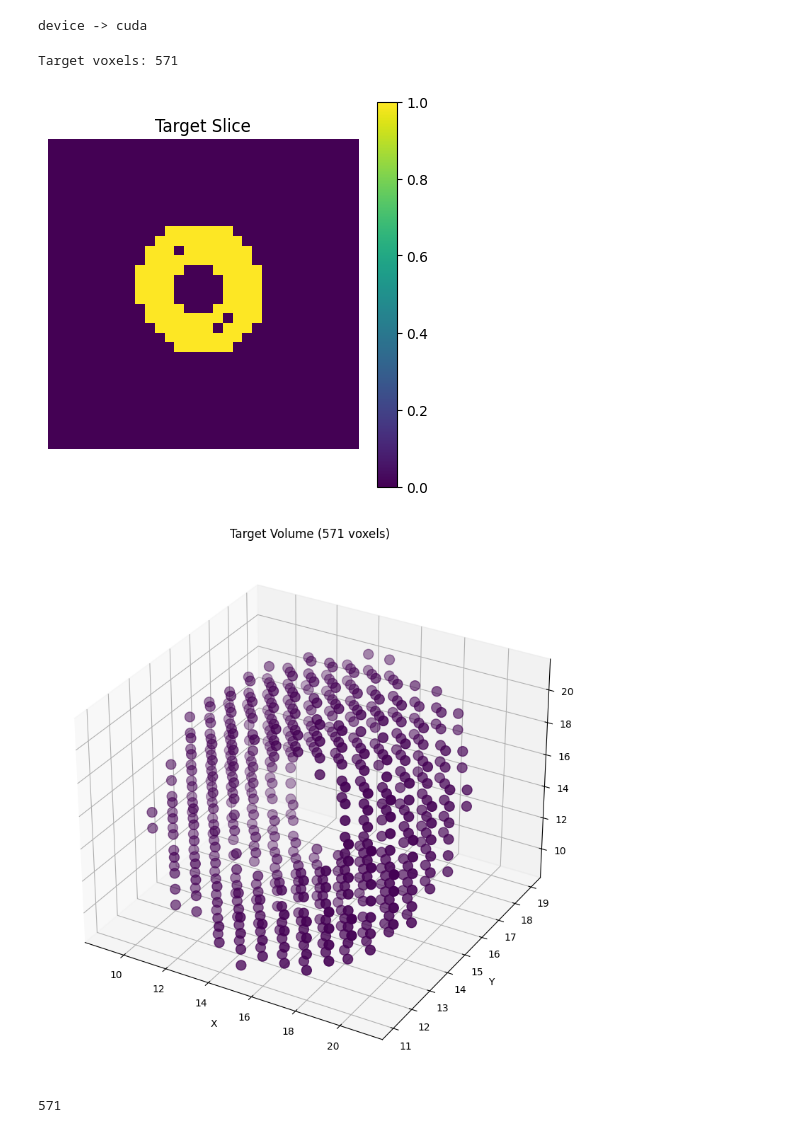
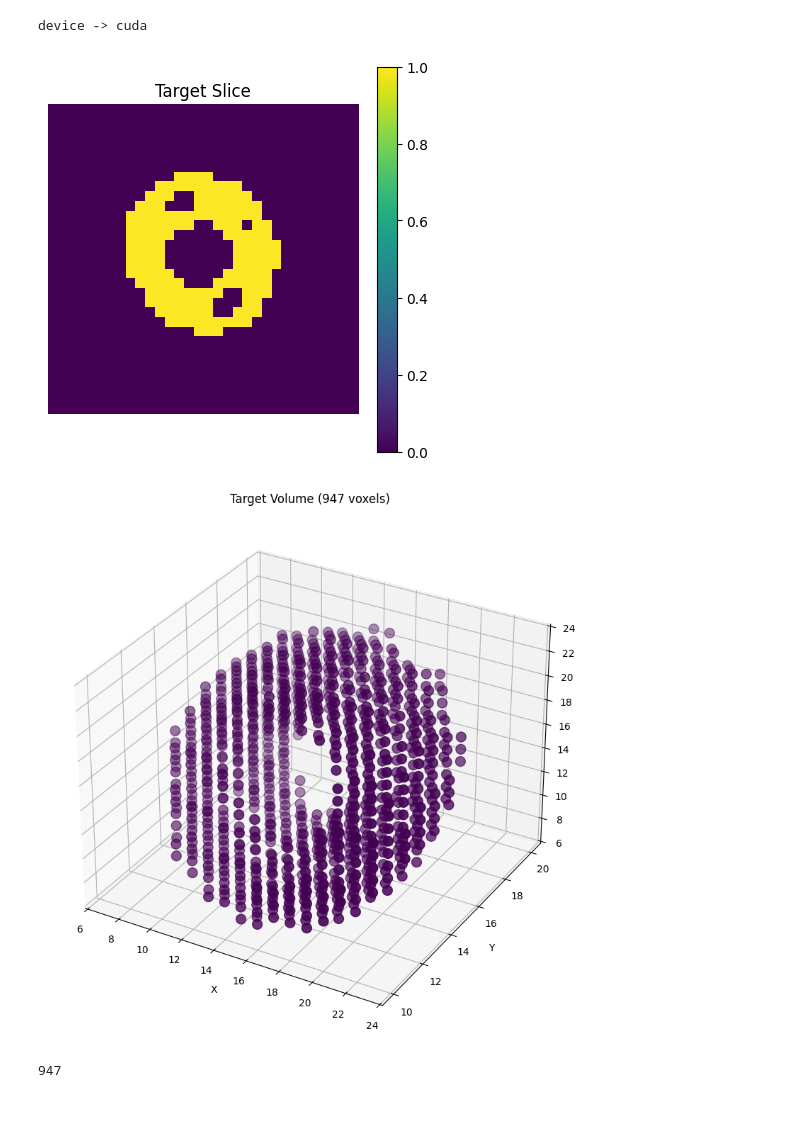
Before and after one commit to rm-a0/3d-nca, a Jupyter notebook: notebooks/03_donut_training_alpha.ipynb, the cells around one changed output. Cells and saved outputs as stored; diff of their text form; code cells hidden in the pictures.

Commit message:
feat: add io operations for obj to tensor conversion

```diff
--- a/notebooks/03_donut_training_alpha.ipynb
+++ b/notebooks/03_donut_training_alpha.ipynb
@@ -24,42 +25,15 @@ model = Grid3D(cell_cfg, perc_cfg, upd_cfg, grid_cfg).to(device)
 # %% [output]
 device -> cuda
 # %%
-# Donut by Jameson Harman [CC-BY] (https://creativecommons.org/licenses/by/3.0/)
-# via Poly Pizza (https://poly.pizza/m/bsK401uxa3X)
-mesh = trimesh.load('../assets/donut/model.obj', force='mesh')
-mesh.show()
+filepath = os.path.abspath("../assets/donut/model.obj")
+target = io.obj_to_tensor(filepath=filepath, grid_size=(32, 32, 32), mode="alpha", device=device)
 
-bounds = mesh.bounds
-center = (bounds[0] + bounds[1]) / 2
-scale = (bounds[1] - bounds[0]).max()
-mesh.vertices = (mesh.vertices - center) / scale * 0.8
-
-pitch = 2.0 / grid_cfg.size[0]
-voxels = mesh.voxelized(pitch=pitch).matrix.astype(np.float32)
-
-result = np.zeros((grid_cfg.size[0], grid_cfg.size[0], grid_cfg.size[0]), dtype=np.float32)
-slices_src, slices_dst = [], []
-for i in range(3):
-    if voxels.shape[i] < grid_cfg.size[0]:
-        offset = (grid_cfg.size[0] - voxels.shape[i]) // 2
-        slices_src.append(slice(0, voxels.shape[i]))
-        slices_dst.append(slice(offset, offset + voxels.shape[i]))
-    else:
-        offset = (voxels.shape[i] - grid_cfg.size[0]) // 2
-        slices_src.append(slice(offset, offset + grid_cfg.size[0]))
-        slices_dst.append(slice(0, grid_cfg.size[0]))
-
-result[slices_dst[0], slices_dst[1], slices_dst[2]] = voxels[slices_src[0], slices_src[1], slices_src[2]]
-target = torch.from_numpy(result).unsqueeze(0).unsqueeze(0).to(device)
-
-print(f"Target voxels: {target.sum().item():.0f}")
 viz.show_slice_mpl(target, title="Target Slice", axis=1, idx=15)
 viz.show_volume_mpl(target, title="Target Volume", point_size=100)
 # %% [output]
-Target voxels: 571
-[figure, old version]
+[figure, new version]
-[figure, old version]
+[figure, new version]
-571
+947
 # %%
 print("stability run:")
 state = model.seed_center(batch_size=1, device=device)
```
Also changed, not shown: parts of 5 cells of this notebook, 3 other files.
